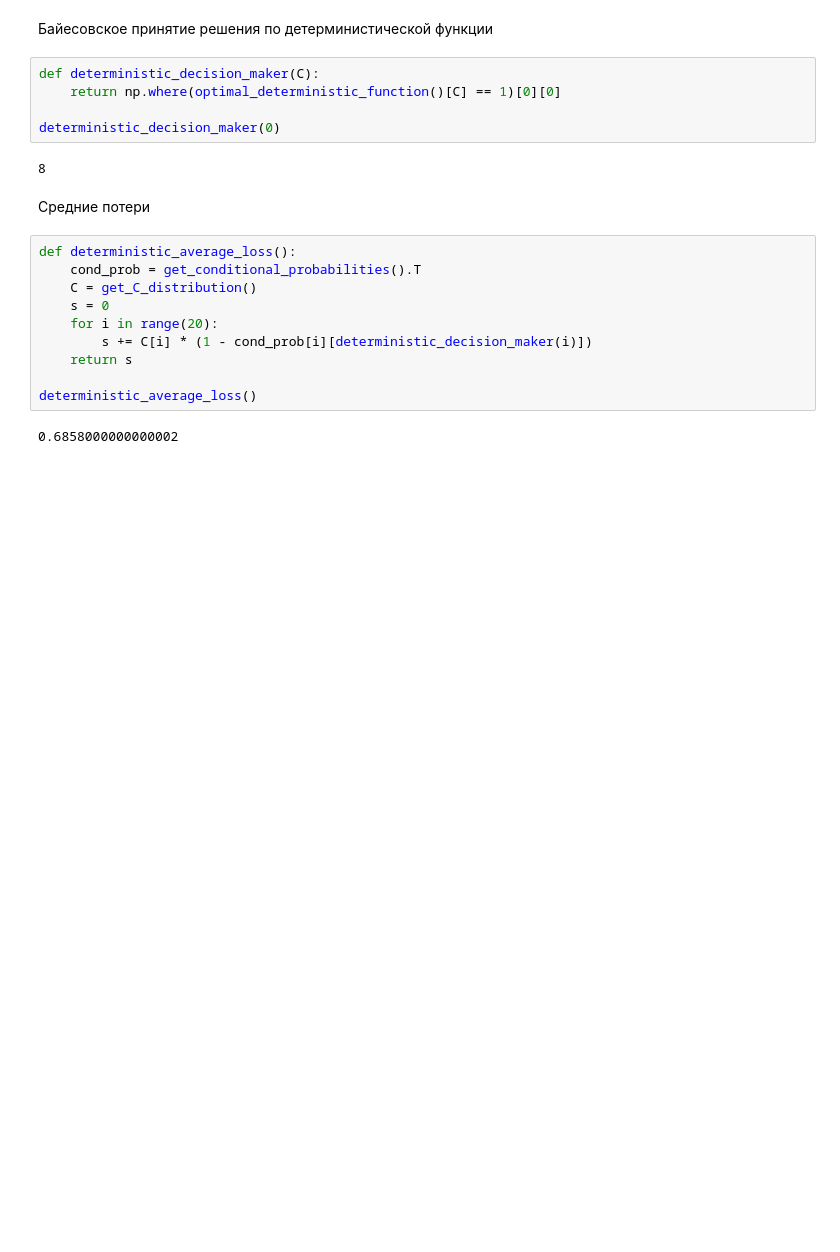
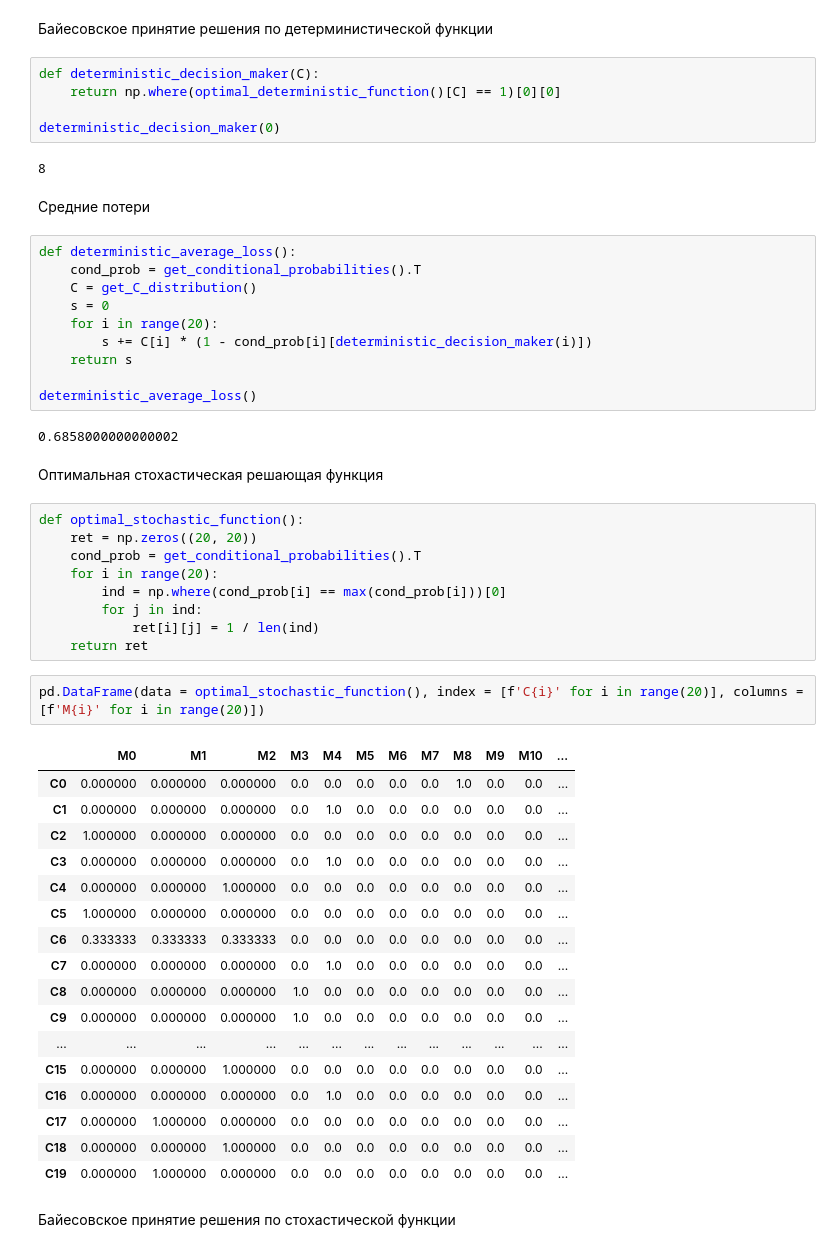
Before and after one commit to AndrewSlutsky/MOC, a Jupyter notebook: MOC_1.ipynb, the cells around one changed output. Saved outputs shown, nothing was run; the diff lists cells and outputs as text; blank space fills up the shorter version.

Commit message:
Побудована оптимальна стохастична вирішуюча функція, баєсове прийняття рішень та втрати

```diff
--- a/MOC_1.ipynb
+++ b/MOC_1.ipynb
@@ -195,3 +195,36 @@ def deterministic_average_loss():
 deterministic_average_loss()
 # %% [output]
 0.6858000000000002
+# %% [markdown]
+Оптимальная стохастическая решающая функция
+# %%
+def optimal_stochastic_function():
+    ret = np.zeros((20, 20))
+    cond_prob = get_conditional_probabilities().T
+    for i in range(20):
+        ind = np.where(cond_prob[i] == max(cond_prob[i]))[0]
+        for j in ind:
+            ret[i][j] = 1 / len(ind)
+    return ret
+# %%
+pd.DataFrame(data = optimal_stochastic_function(), index = [f'С{i}' for i in range(20)], columns = [f'M{i}' for i in range(20)])
+# %% [output]
+|  | M0 | M1 | M2 | M3 | M4 | M5 | M6 | M7 | M8 | M9 | M10 | ... |
+| С0 | 0.000000 | 0.000000 | 0.000000 | 0.0 | 0.0 | 0.0 | 0.0 | 0.0 | 1.0 | 0.0 | 0.0 | ... |
+| С1 | 0.000000 | 0.000000 | 0.000000 | 0.0 | 1.0 | 0.0 | 0.0 | 0.0 | 0.0 | 0.0 | 0.0 | ... |
+| С2 | 1.000000 | 0.000000 | 0.000000 | 0.0 | 0.0 | 0.0 | 0.0 | 0.0 | 0.0 | 0.0 | 0.0 | ... |
+| С3 | 0.000000 | 0.000000 | 0.000000 | 0.0 | 1.0 | 0.0 | 0.0 | 0.0 | 0.0 | 0.0 | 0.0 | ... |
+| С4 | 0.000000 | 0.000000 | 1.000000 | 0.0 | 0.0 | 0.0 | 0.0 | 0.0 | 0.0 | 0.0 | 0.0 | ... |
+| С5 | 1.000000 | 0.000000 | 0.000000 | 0.0 | 0.0 | 0.0 | 0.0 | 0.0 | 0.0 | 0.0 | 0.0 | ... |
+| С6 | 0.333333 | 0.333333 | 0.333333 | 0.0 | 0.0 | 0.0 | 0.0 | 0.0 | 0.0 | 0.0 | 0.0 | ... |
+| С7 | 0.000000 | 0.000000 | 0.000000 | 0.0 | 1.0 | 0.0 | 0.0 | 0.0 | 0.0 | 0.0 | 0.0 | ... |
+| С8 | 0.000000 | 0.000000 | 0.000000 | 1.0 | 0.0 | 0.0 | 0.0 | 0.0 | 0.0 | 0.0 | 0.0 | ... |
+| С9 | 0.000000 | 0.000000 | 0.000000 | 1.0 | 0.0 | 0.0 | 0.0 | 0.0 | 0.0 | 0.0 | 0.0 | ... |
+| ... | ... | ... | ... | ... | ... | ... | ... | ... | ... | ... | ... | ... |
+| С15 | 0.000000 | 0.000000 | 1.000000 | 0.0 | 0.0 | 0.0 | 0.0 | 0.0 | 0.0 | 0.0 | 0.0 | ... |
+| С16 | 0.000000 | 0.000000 | 0.000000 | 0.0 | 1.0 | 0.0 | 0.0 | 0.0 | 0.0 | 0.0 | 0.0 | ... |
+| С17 | 0.000000 | 1.000000 | 0.000000 | 0.0 | 0.0 | 0.0 | 0.0 | 0.0 | 0.0 | 0.0 | 0.0 | ... |
+| С18 | 0.000000 | 0.000000 | 1.000000 | 0.0 | 0.0 | 0.0 | 0.0 | 0.0 | 0.0 | 0.0 | 0.0 | ... |
+| С19 | 0.000000 | 1.000000 | 0.000000 | 0.0 | 0.0 | 0.0 | 0.0 | 0.0 | 0.0 | 0.0 | 0.0 | ... |
+# %% [markdown]
+Байесовское принятие решения по стохастической функции
```
Also changed, not shown: parts of 5 cells of this notebook.
